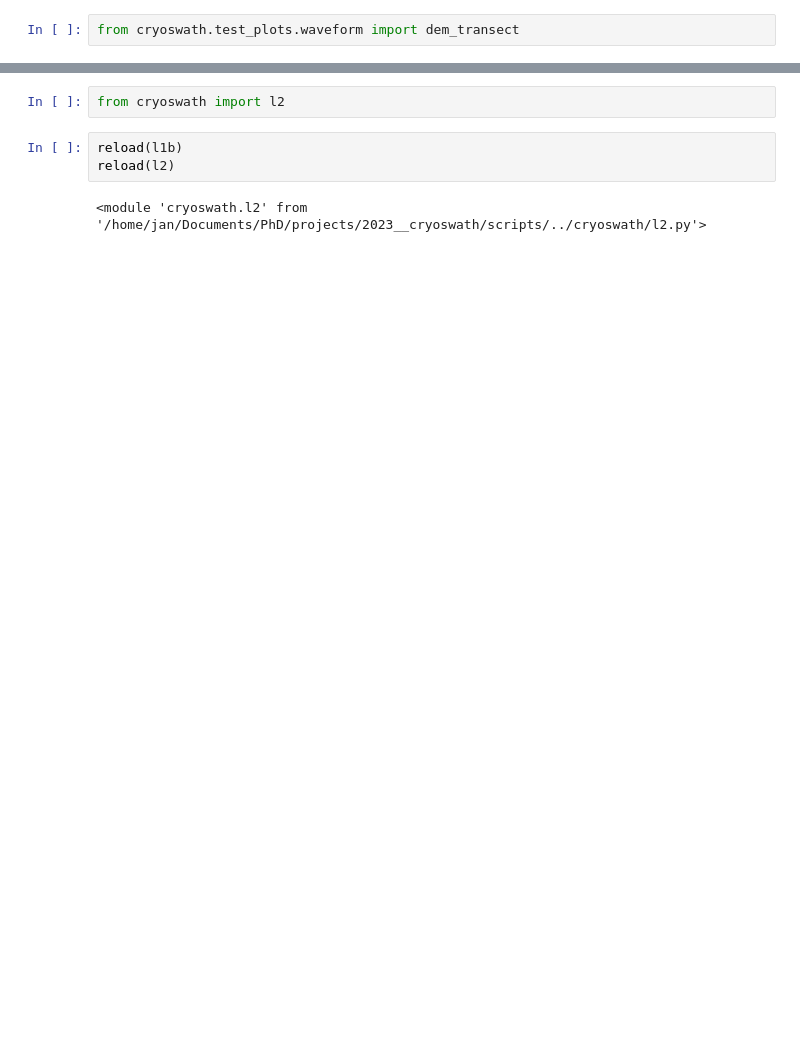
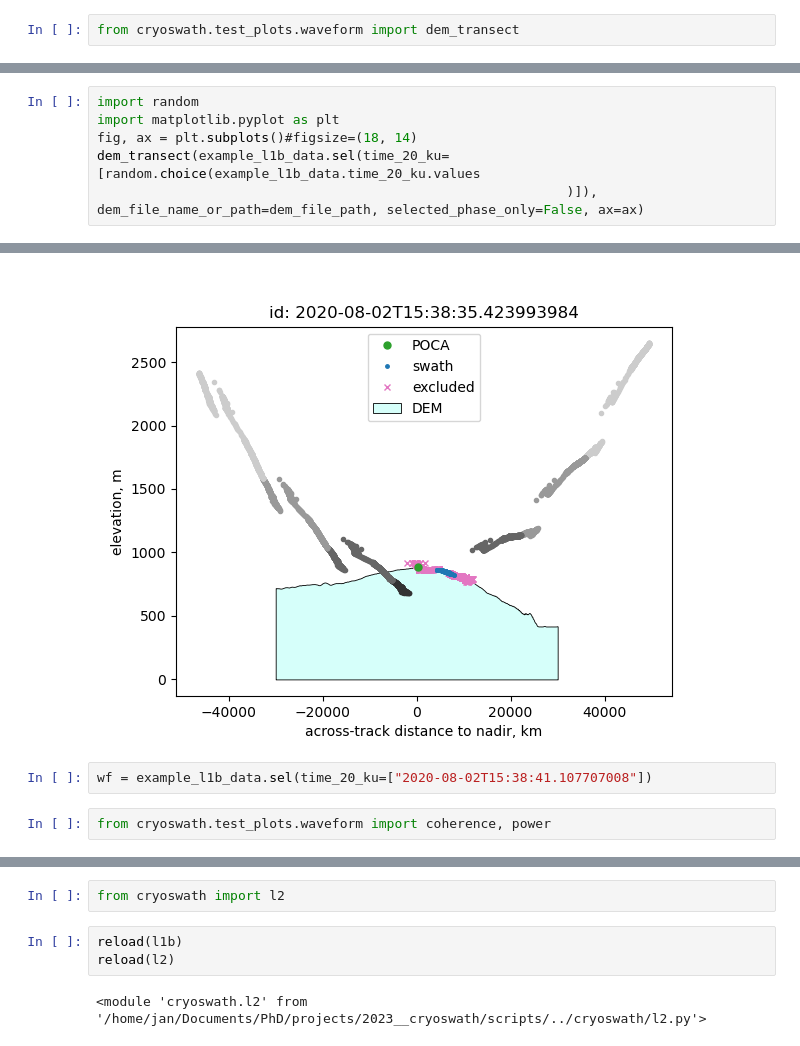
Before and after one commit to j-haacker/cryoswath, a Jupyter notebook: scripts/tutorial__general_step-by-step.ipynb, the cells around one changed output, grey strips where cells are left out. Cells and saved outputs as stored; diff of their text form; blank space fills up the shorter version.

```diff
--- a/scripts/tutorial__general_step-by-step.ipynb
+++ b/scripts/tutorial__general_step-by-step.ipynb
@@ -109,0 +133,7 @@ dem_transect(example_l1b_data.isel(time_20_ku=[len(example_l1b_data.time_20_ku)/
+# %%
+import random
+import matplotlib.pyplot as plt
+fig, ax = plt.subplots()#figsize=(18, 14)
+dem_transect(example_l1b_data.sel(time_20_ku=[random.choice(example_l1b_data.time_20_ku.values
+                                                            )]), dem_file_name_or_path=dem_file_path, selected_phase_only=False, ax=ax)
+# %% [output]
@@ -109,0 +141,5 @@ dem_transect(example_l1b_data.isel(time_20_ku=[len(example_l1b_data.time_20_ku)/
+[figure, added]
+# %%
+wf = example_l1b_data.sel(time_20_ku=["2020-08-02T15:38:41.107707008"])
+# %%
+from cryoswath.test_plots.waveform import coherence, power
```
Also changed, not shown: parts of 62 cells of this notebook.
